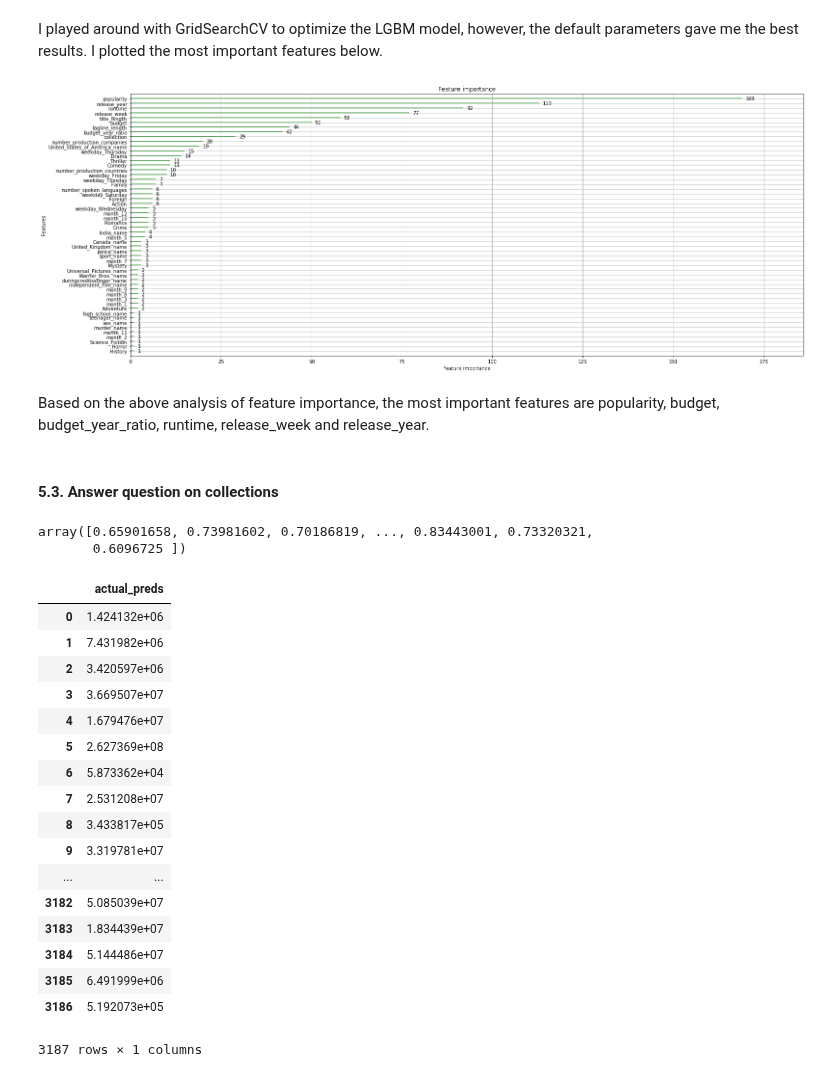
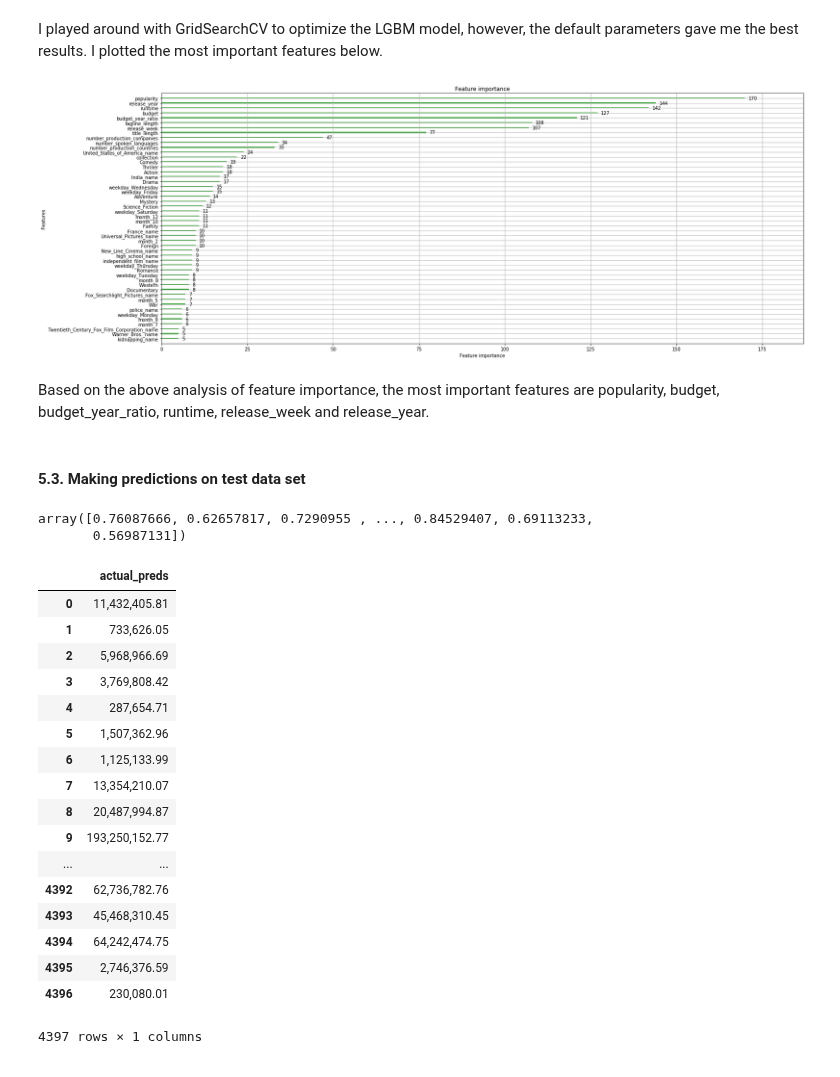
Before and after one commit to julianikulski/tmdb, a Jupyter notebook: tmdb.ipynb, the cells around one changed output. Drawn from its saved outputs; the diff is of its cells as text; code cells hidden in the pictures.

```diff
--- a/tmdb.ipynb
+++ b/tmdb.ipynb
@@ -1681,7 +1681,7 @@ def clean(df, headers, list_top_30=[], train_set=True):
     df = formatting_dict_vars(df, headers)
 
     # dropping rows with 0s in budget column
-    df = df[df['budget'] != 0]
+    # df = df[df['budget'] != 0]
     # drop rows with null values in numeric variables
     df.dropna(axis=0, how='any', subset=['release_date'], inplace=True)
     # dealing with missing values
@@ -1915,13 +1907,22 @@ print(y_val_lgb.shape)
 # Details on parameters tuning here: https://lightgbm.readthedocs.io/en/latest/Parameters-Tuning.html
 # Example of LGBM tuning https://www.kaggle.com/garethjns/microsoft-lightgbm-with-parameter-tuning-0-823
 
-parameters_lgb = {'metric' : 'rmse'}
+parameters_lgb = {'objective': 'regression',
+                  'metric' : 'rmse',
+                  'max_depth': 5,
+                  'boosting': 'gbdt',
+                  'max_bin': 255,
+                  'num_leaves': 20,
+                  'feature_fraction': 0.2,
+                  'lambda_l1': 0.2,
+                  'lambda_l2': 0.5, #0.110148
+                  }
 
 clf_lgb = lgb.train(params = parameters_lgb,
                     train_set = lgb.Dataset(X_train_lgb, y_train_lgb),
                     num_boost_round = 10000,
                     valid_sets = [lgb.Dataset(X_val_lgb, y_val_lgb)],
-                    early_stopping_rounds = 1000,
+                    early_stopping_rounds = 500,
                     verbose_eval = 10)
 
 y_pred = clf_lgb.predict(X_cross)
@@ -2062,39 +2104,43 @@ I played around with GridSearchCV to optimize the LGBM model, however, the defau
 # %%
 # Plot the feature importance of the LightGBM model
 fig, ax = plt.subplots(figsize=(25,10))
-lgb.plot_importance(clf_lgb, ax=ax, color=green);
+lgb.plot_importance(clf_lgb, ax=ax, color=green, max_num_features=50);
 # %% [output]
-[figure, old version]
+[figure, new version]
 # %% [markdown]
 Based on the above analysis of feature importance, the most important features are popularity, budget, budget_year_ratio, runtime, release_week and release_year.
 # %% [markdown]
-#### 5.3. Answer question on collections
+#### 5.3. Making predictions on test data set
 # %%
+# Make prediction on test data set
 actual_y_test = clf_lgb.predict(test_features_df)
 actual_y_test
 # %% [output]
-array([0.65901658, 0.73981602, 0.70186819, ..., 0.83443001, 0.73320321,
-       0.6096725 ])
+array([0.76087666, 0.62657817, 0.7290955 , ..., 0.84529407, 0.69113233,
+       0.56987131])
 # %%
+# Convert predicted values into dollars
 actual_preds_df = pd.DataFrame(np.exp(scaler_revenue.inverse_transform(actual_y_test.reshape(-1, 1))), columns=['actual_preds'])
-actual_preds_df
+actual_preds_format = actual_preds_df[:]
+actual_preds_format['actual_preds'] = actual_preds_format['actual_preds'].apply(lambda x: '{:,.2f}'.format(x))
+actual_preds_format
 # %% [output]
 |  | actual_preds |
-| 0 | 1.424132e+06 |
-| 1 | 7.431982e+06 |
-| 2 | 3.420597e+06 |
-| 3 | 3.669507e+07 |
-| 4 | 1.679476e+07 |
-| 5 | 2.627369e+08 |
-| 6 | 5.873362e+04 |
-| 7 | 2.531208e+07 |
-| 8 | 3.433817e+05 |
-| 9 | 3.319781e+07 |
+| 0 | 11,432,405.81 |
+| 1 | 733,626.05 |
+| 2 | 5,968,966.69 |
+| 3 | 3,769,808.42 |
+| 4 | 287,654.71 |
+| 5 | 1,507,362.96 |
+| 6 | 1,125,133.99 |
+| 7 | 13,354,210.07 |
+| 8 | 20,487,994.87 |
+| 9 | 193,250,152.77 |
 | ... | ... |
-| 3182 | 5.085039e+07 |
-| 3183 | 1.834439e+07 |
-| 3184 | 5.144486e+07 |
-| 3185 | 6.491999e+06 |
-| 3186 | 5.192073e+05 |
+| 4392 | 62,736,782.76 |
+| 4393 | 45,468,310.45 |
+| 4394 | 64,242,474.75 |
+| 4395 | 2,746,376.59 |
+| 4396 | 230,080.01 |
-3187 rows × 1 columns
+4397 rows × 1 columns
 # %%
```
Also changed, not shown: parts of 10 cells of this notebook.
